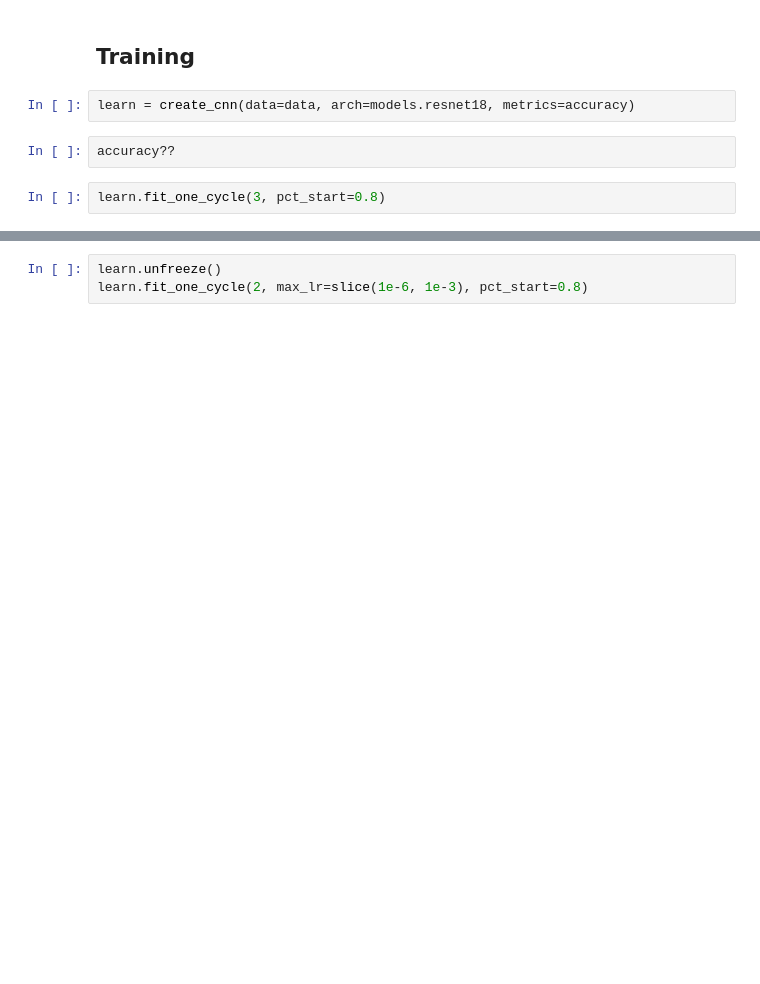
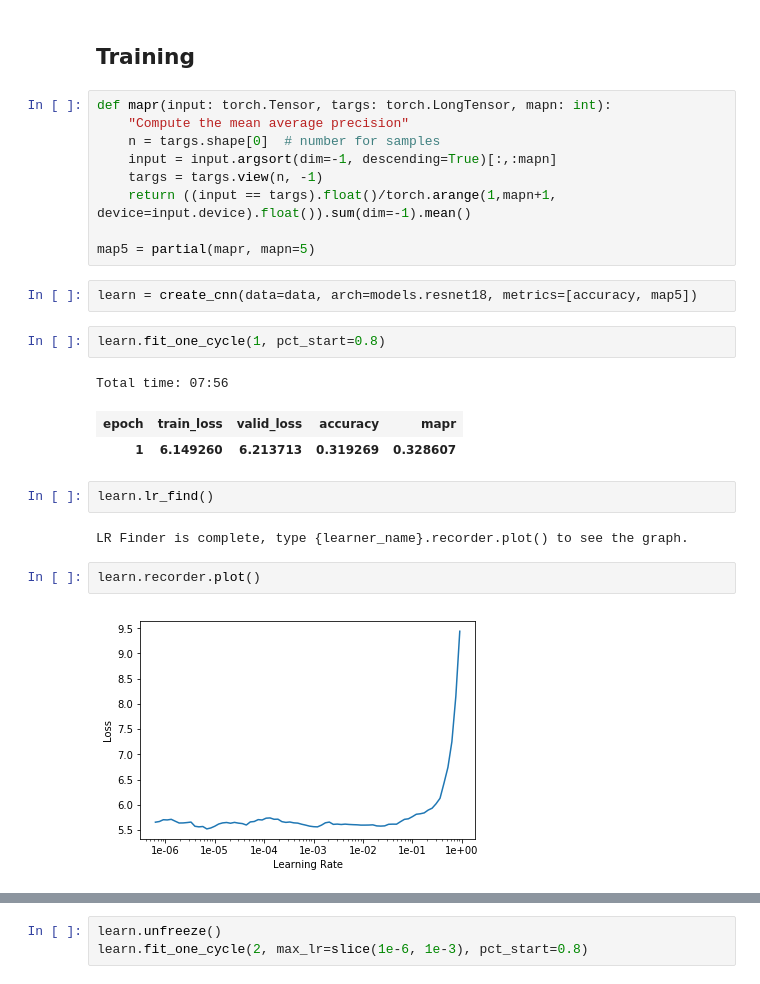
Before and after one commit to jachen36/humpback_kaggle, a Jupyter notebook: first_attempt-Copy1.ipynb, the cells around one changed output, grey strips where cells are left out. Saved outputs shown, nothing was run; the diff lists cells and outputs as text; blank space fills up the shorter version.

```diff
--- a/first_attempt-Copy1.ipynb
+++ b/first_attempt-Copy1.ipynb
@@ -208,8 +202,27 @@ data.show_batch(rows=3, figsize=(10,8))
 # %% [markdown]
 ## Training
+# %%
+def mapr(input: torch.Tensor, targs: torch.LongTensor, mapn: int):
+    "Compute the mean average precision"
+    n = targs.shape[0]  # number for samples
+    input = input.argsort(dim=-1, descending=True)[:,:mapn]
+    targs = targs.view(n, -1)
+    return ((input == targs).float()/torch.arange(1,mapn+1, device=input.device).float()).sum(dim=-1).mean()
+
+map5 = partial(mapr, mapn=5)
 # %%
-learn = create_cnn(data=data, arch=models.resnet18, metrics=accuracy)
+learn = create_cnn(data=data, arch=models.resnet18, metrics=[accuracy, map5])
-# %%
-accuracy??
 # %%
-learn.fit_one_cycle(3, pct_start=0.8)
+learn.fit_one_cycle(1, pct_start=0.8)
+# %% [output]
+Total time: 07:56
+| epoch | train_loss | valid_loss | accuracy | mapr |
+| 1 | 6.149260 | 6.213713 | 0.319269 | 0.328607 |
+# %%
+learn.lr_find()
+# %% [output]
+LR Finder is complete, type {learner_name}.recorder.plot() to see the graph.
+# %%
+learn.recorder.plot()
+# %% [output]
+[figure, added]
```
Also changed, not shown: parts of 33 cells of this notebook, 1 other file.
